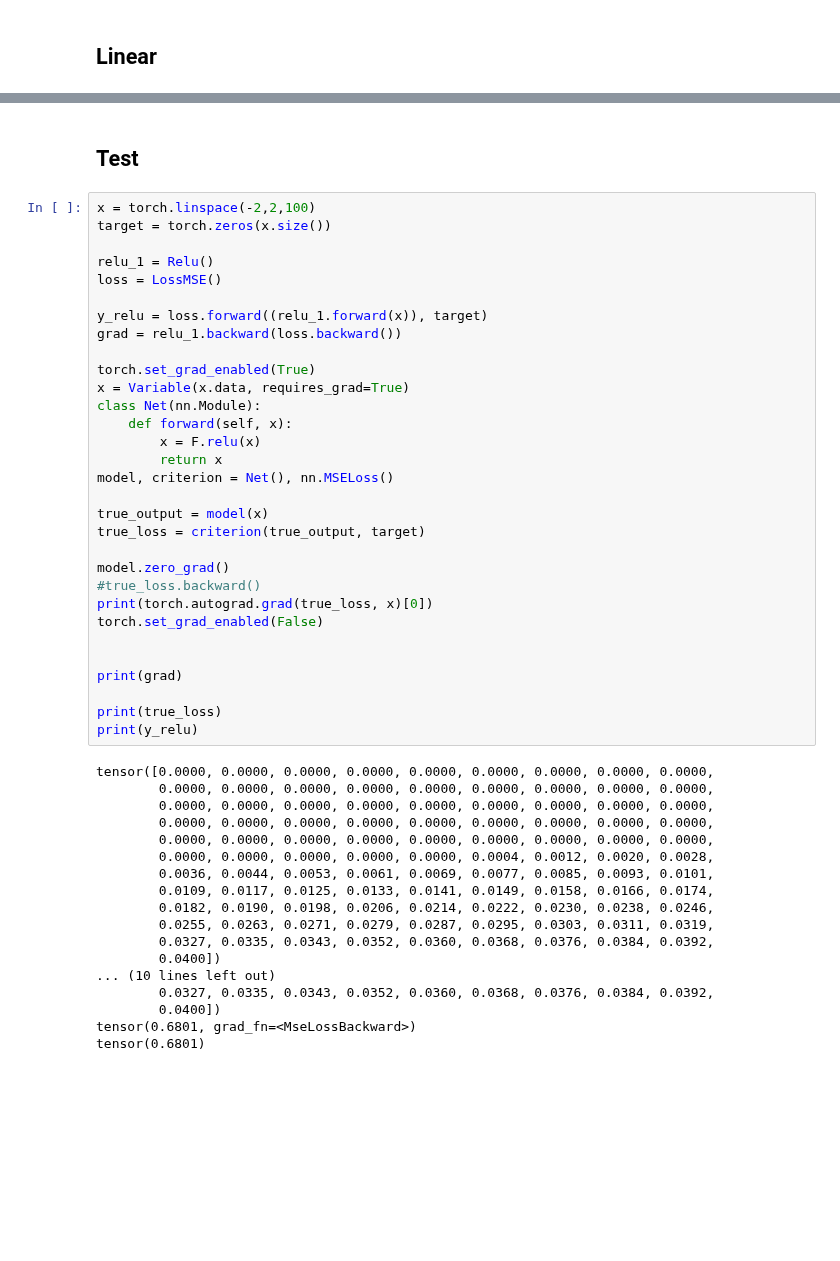
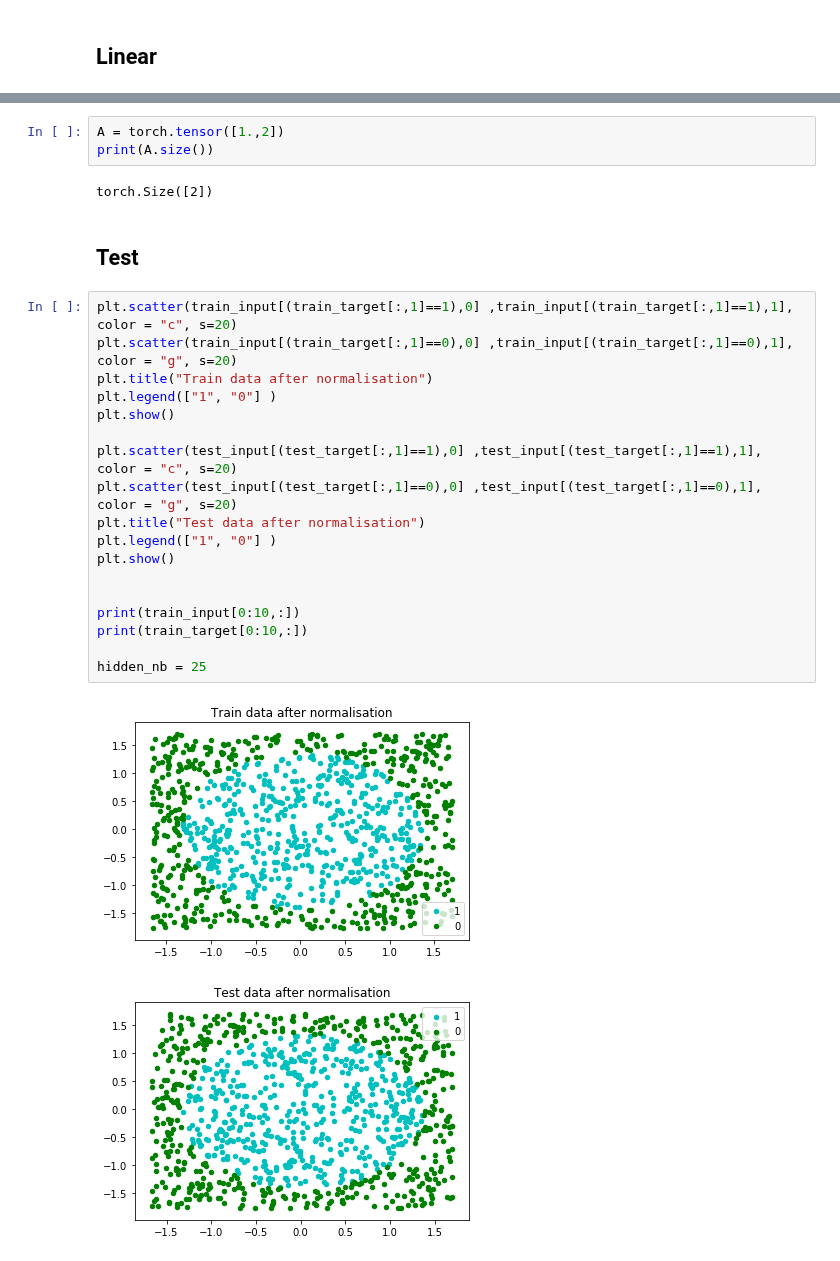
Before and after one commit to natbolon/DL, a Jupyter notebook: Project2/project2.ipynb, the cells around one changed output, grey strips where cells are left out. Saved outputs shown, nothing was run; the diff lists cells and outputs as text; blank space fills up the shorter version.

```diff
--- a/Project2/project2.ipynb
+++ b/Project2/project2.ipynb
@@ -171,51 +219,28 @@ tensor([[1.3830e-08, 3.0861e-41, 1.4013e-45, 0.0000e+00],
+# %%
+A = torch.tensor([1.,2])
+print(A.size())
+# %% [output]
+torch.Size([2])
 # %% [markdown]
 ## Test
-# %%
-x = torch.linspace(-2,2,100)
-target = torch.zeros(x.size())
-
-relu_1 = Relu()
-loss = LossMSE()
-
-y_relu = loss.forward((relu_1.forward(x)), target)
-grad = relu_1.backward(loss.backward())
-
-torch.set_grad_enabled(True)
-x = Variable(x.data, requires_grad=True)
-class Net(nn.Module):
-    def forward(self, x):
-        x = F.relu(x)
-        return x
-model, criterion = Net(), nn.MSELoss()
-
-true_output = model(x)
-true_loss = criterion(true_output, target)
-
-model.zero_grad()
-#true_loss.backward()
-print(torch.autograd.grad(true_loss, x)[0])
-torch.set_grad_enabled(False)
-
-
-print(grad)
-
-print(true_loss)
-print(y_relu)
-# %% [output]
-tensor([0.0000, 0.0000, 0.0000, 0.0000, 0.0000, 0.0000, 0.0000, 0.0000, 0.0000,
-        0.0000, 0.0000, 0.0000, 0.0000, 0.0000, 0.0000, 0.0000, 0.0000, 0.0000,
-        0.0000, 0.0000, 0.0000, 0.0000, 0.0000, 0.0000, 0.0000, 0.0000, 0.0000,
-        0.0000, 0.0000, 0.0000, 0.0000, 0.0000, 0.0000, 0.0000, 0.0000, 0.0000,
-        0.0000, 0.0000, 0.0000, 0.0000, 0.0000, 0.0000, 0.0000, 0.0000, 0.0000,
-        0.0000, 0.0000, 0.0000, 0.0000, 0.0000, 0.0004, 0.0012, 0.0020, 0.0028,
-        0.0036, 0.0044, 0.0053, 0.0061, 0.0069, 0.0077, 0.0085, 0.0093, 0.0101,
-        0.0109, 0.0117, 0.0125, 0.0133, 0.0141, 0.0149, 0.0158, 0.0166, 0.0174,
-        0.0182, 0.0190, 0.0198, 0.0206, 0.0214, 0.0222, 0.0230, 0.0238, 0.0246,
-        0.0255, 0.0263, 0.0271, 0.0279, 0.0287, 0.0295, 0.0303, 0.0311, 0.0319,
-        0.0327, 0.0335, 0.0343, 0.0352, 0.0360, 0.0368, 0.0376, 0.0384, 0.0392,
-        0.0400])
-... (10 lines left out)
-        0.0327, 0.0335, 0.0343, 0.0352, 0.0360, 0.0368, 0.0376, 0.0384, 0.0392,
-        0.0400])
-tensor(0.6801, grad_fn=<MseLossBackward>)
-tensor(0.6801)
+# %%
+plt.scatter(train_input[(train_target[:,1]==1),0] ,train_input[(train_target[:,1]==1),1], color = "c", s=20)
+plt.scatter(train_input[(train_target[:,1]==0),0] ,train_input[(train_target[:,1]==0),1], color = "g", s=20)
+plt.title("Train data after normalisation")
+plt.legend(["1", "0"] )
+plt.show()
+
+plt.scatter(test_input[(test_target[:,1]==1),0] ,test_input[(test_target[:,1]==1),1], color = "c", s=20)
+plt.scatter(test_input[(test_target[:,1]==0),0] ,test_input[(test_target[:,1]==0),1], color = "g", s=20)
+plt.title("Test data after normalisation")
+plt.legend(["1", "0"] )
+plt.show()
+
+
+print(train_input[0:10,:])
+print(train_target[0:10,:])
+
+hidden_nb = 25
+# %% [output]
+[figure, added]
+[figure, added]
```
Also changed, not shown: parts of 14 cells of this notebook.
